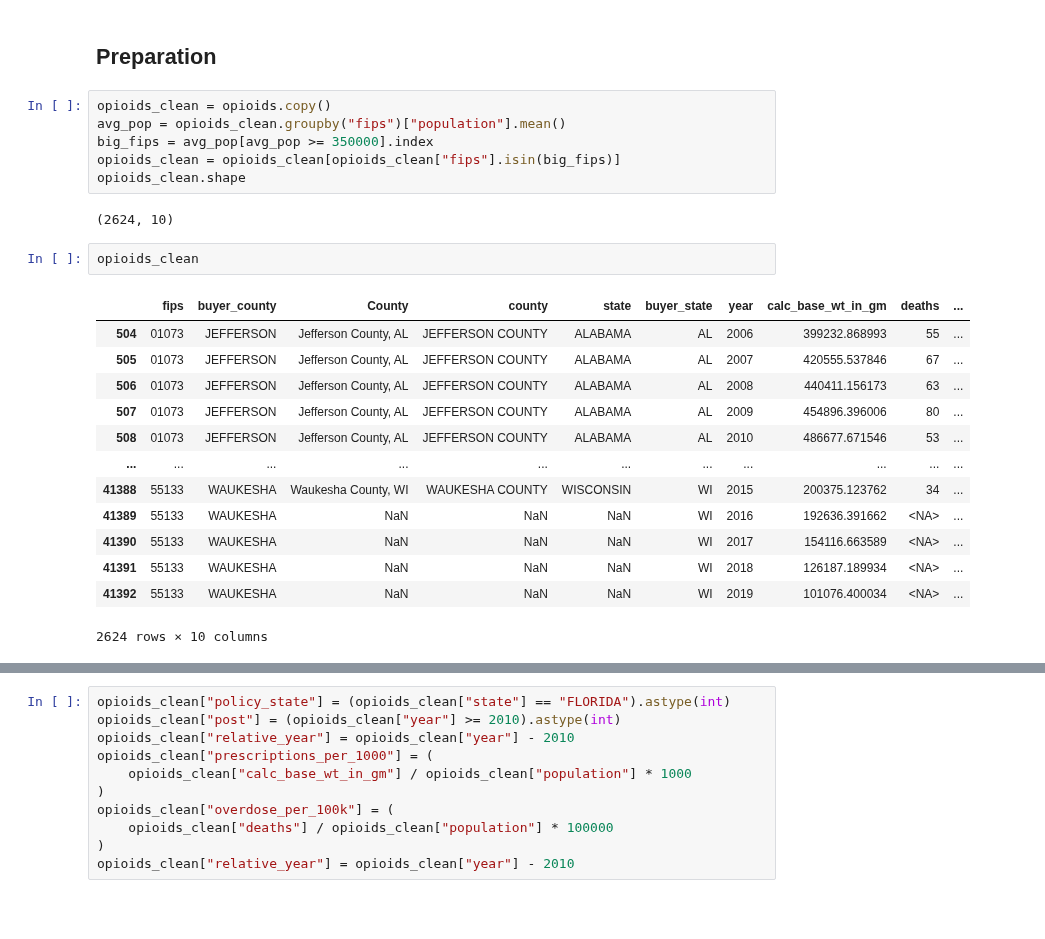
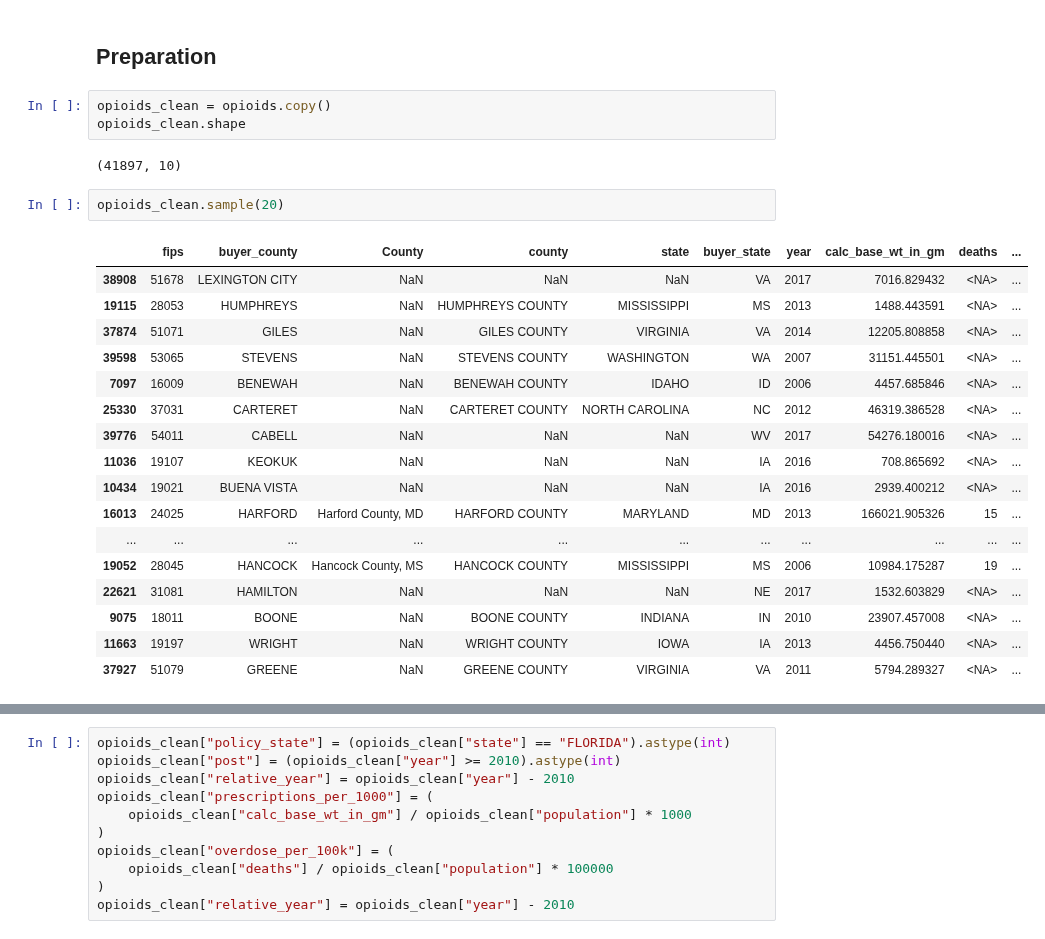
Before and after one commit to rakiranelson/IDS590-Opioids-Final-Project, a Jupyter notebook: opioid_project_cleaning.ipynb, the cells around one changed output, grey strips where cells are left out. Drawn from its saved outputs; the diff is of its cells as text; blank space fills up the shorter version.

```diff
--- a/opioid_project_cleaning.ipynb
+++ b/opioid_project_cleaning.ipynb
@@ -466,29 +466,30 @@ opioids.sample(20)
 # %% [markdown]
 ## Preparation
-# %%
-opioids_clean = opioids.copy()
-avg_pop = opioids_clean.groupby("fips")["population"].mean()
-big_fips = avg_pop[avg_pop >= 350000].index
-opioids_clean = opioids_clean[opioids_clean["fips"].isin(big_fips)]
-opioids_clean.shape
-# %% [output]
-(2624, 10)
+# %%
+opioids_clean = opioids.copy()
+opioids_clean.shape
+# %% [output]
+(41897, 10)
 # %%
-opioids_clean
+opioids_clean.sample(20)
 # %% [output]
 |  | fips | buyer_county | County | county | state | buyer_state | year | calc_base_wt_in_gm | deaths | ... |
-| 504 | 01073 | JEFFERSON | Jefferson County, AL | JEFFERSON COUNTY | ALABAMA | AL | 2006 | 399232.868993 | 55 | ... |
-| 505 | 01073 | JEFFERSON | Jefferson County, AL | JEFFERSON COUNTY | ALABAMA | AL | 2007 | 420555.537846 | 67 | ... |
-| 506 | 01073 | JEFFERSON | Jefferson County, AL | JEFFERSON COUNTY | ALABAMA | AL | 2008 | 440411.156173 | 63 | ... |
-| 507 | 01073 | JEFFERSON | Jefferson County, AL | JEFFERSON COUNTY | ALABAMA | AL | 2009 | 454896.396006 | 80 | ... |
-| 508 | 01073 | JEFFERSON | Jefferson County, AL | JEFFERSON COUNTY | ALABAMA | AL | 2010 | 486677.671546 | 53 | ... |
+| 38908 | 51678 | LEXINGTON CITY | NaN | NaN | NaN | VA | 2017 | 7016.829432 | <NA> | ... |
+| 19115 | 28053 | HUMPHREYS | NaN | HUMPHREYS COUNTY | MISSISSIPPI | MS | 2013 | 1488.443591 | <NA> | ... |
+| 37874 | 51071 | GILES | NaN | GILES COUNTY | VIRGINIA | VA | 2014 | 12205.808858 | <NA> | ... |
+| 39598 | 53065 | STEVENS | NaN | STEVENS COUNTY | WASHINGTON | WA | 2007 | 31151.445501 | <NA> | ... |
+| 7097 | 16009 | BENEWAH | NaN | BENEWAH COUNTY | IDAHO | ID | 2006 | 4457.685846 | <NA> | ... |
+| 25330 | 37031 | CARTERET | NaN | CARTERET COUNTY | NORTH CAROLINA | NC | 2012 | 46319.386528 | <NA> | ... |
+| 39776 | 54011 | CABELL | NaN | NaN | NaN | WV | 2017 | 54276.180016 | <NA> | ... |
+| 11036 | 19107 | KEOKUK | NaN | NaN | NaN | IA | 2016 | 708.865692 | <NA> | ... |
+| 10434 | 19021 | BUENA VISTA | NaN | NaN | NaN | IA | 2016 | 2939.400212 | <NA> | ... |
+| 16013 | 24025 | HARFORD | Harford County, MD | HARFORD COUNTY | MARYLAND | MD | 2013 | 166021.905326 | 15 | ... |
 | ... | ... | ... | ... | ... | ... | ... | ... | ... | ... | ... |
-| 41388 | 55133 | WAUKESHA | Waukesha County, WI | WAUKESHA COUNTY | WISCONSIN | WI | 2015 | 200375.123762 | 34 | ... |
-| 41389 | 55133 | WAUKESHA | NaN | NaN | NaN | WI | 2016 | 192636.391662 | <NA> | ... |
-| 41390 | 55133 | WAUKESHA | NaN | NaN | NaN | WI | 2017 | 154116.663589 | <NA> | ... |
-| 41391 | 55133 | WAUKESHA | NaN | NaN | NaN | WI | 2018 | 126187.189934 | <NA> | ... |
-| 41392 | 55133 | WAUKESHA | NaN | NaN | NaN | WI | 2019 | 101076.400034 | <NA> | ... |
+| 19052 | 28045 | HANCOCK | Hancock County, MS | HANCOCK COUNTY | MISSISSIPPI | MS | 2006 | 10984.175287 | 19 | ... |
+| 22621 | 31081 | HAMILTON | NaN | NaN | NaN | NE | 2017 | 1532.603829 | <NA> | ... |
+| 9075 | 18011 | BOONE | NaN | BOONE COUNTY | INDIANA | IN | 2010 | 23907.457008 | <NA> | ... |
+| 11663 | 19197 | WRIGHT | NaN | WRIGHT COUNTY | IOWA | IA | 2013 | 4456.750440 | <NA> | ... |
+| 37927 | 51079 | GREENE | NaN | GREENE COUNTY | VIRGINIA | VA | 2011 | 5794.289327 | <NA> | ... |
-2624 rows × 10 columns
 # %%
 opioids_clean["deaths"] = pd.to_numeric(
     opioids_clean["deaths"], errors="coerce"
```
Also changed, not shown: parts of 4 cells of this notebook.
